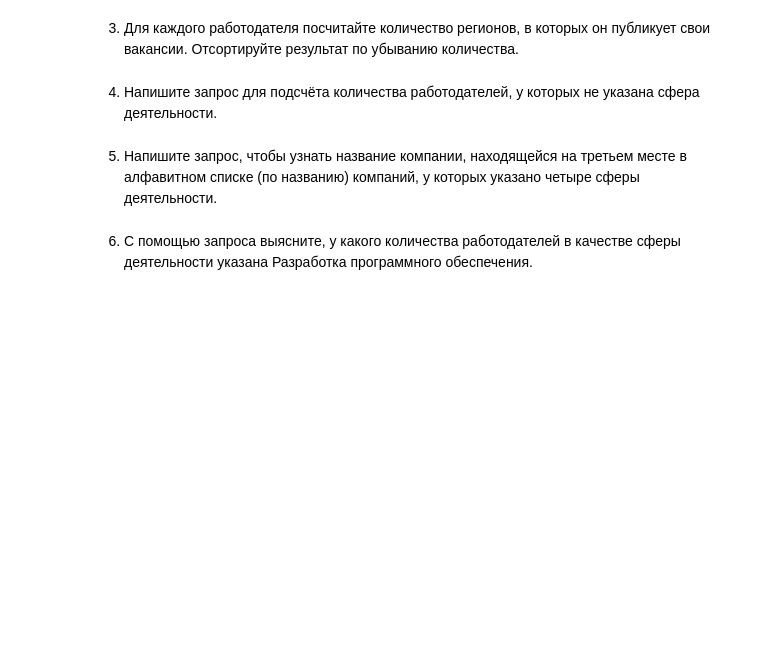
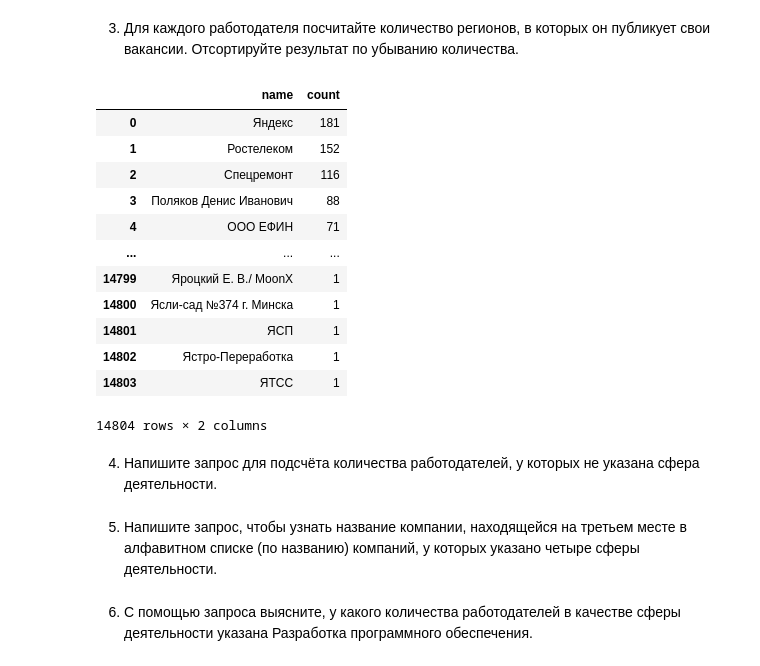
Before and after one commit to Alevtina529/test, a Jupyter notebook: Анализ резюме от HeadHunter/Project_2_Ноутбук_шаблон.ipynb, the cells around one changed output. Cells and saved outputs as stored; diff of their text form; code cells hidden in the pictures; blank space fills up the shorter version.

```diff
--- a/Анализ резюме от HeadHunter/Project_2_Ноутбук_шаблон.ipynb
+++ b/Анализ резюме от HeadHunter/Project_2_Ноутбук_шаблон.ipynb
@@ -304,8 +333,33 @@ df
 3. Для каждого работодателя посчитайте количество регионов, в которых он публикует свои вакансии. Отсортируйте результат по убыванию количества.
 # %%
 # текст запроса
+query_5_3 = f'''select DISTINCT
+                e.name,
+                count(DISTINCT v.area_id)
+                from employers e
+                join vacancies v on e.id=v.employer_id
+                group by e.id
+                order by 2 desc
+
+'''
 # %%
 # результат запроса
+df=pd.read_sql_query(query_5_3,conn_str)
+df
+# %% [output]
+|  | name | count |
+| 0 | Яндекс | 181 |
+| 1 | Ростелеком | 152 |
+| 2 | Спецремонт | 116 |
+| 3 | Поляков Денис Иванович | 88 |
+| 4 | ООО ЕФИН | 71 |
+| ... | ... | ... |
+| 14799 | Яроцкий Е. В./ MoonX | 1 |
+| 14800 | Ясли-сад №374 г. Минска | 1 |
+| 14801 | ЯСП | 1 |
+| 14802 | Ястро-Переработка | 1 |
+| 14803 | ЯТСС | 1 |
+14804 rows × 2 columns
 # %% [markdown]
 4. Напишите запрос для подсчёта количества работодателей, у которых не указана сфера деятельности.
 # %%
```
Also changed, not shown: parts of 4 cells of this notebook.
